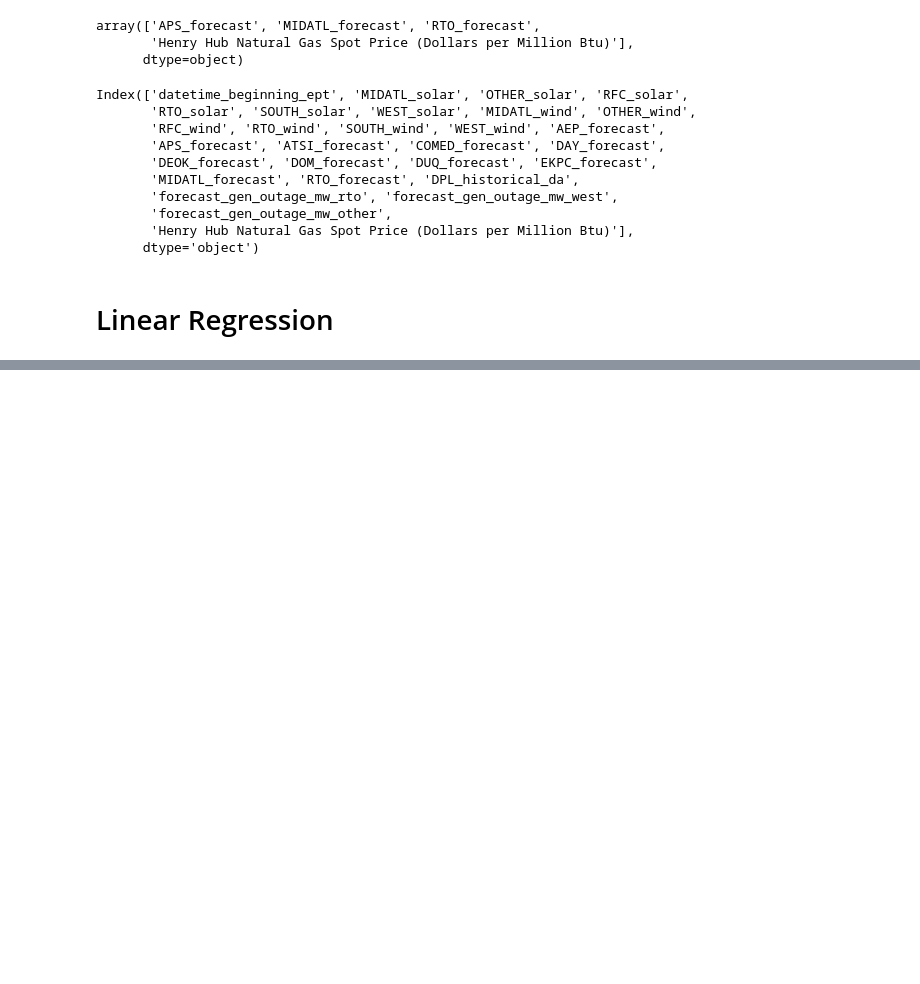
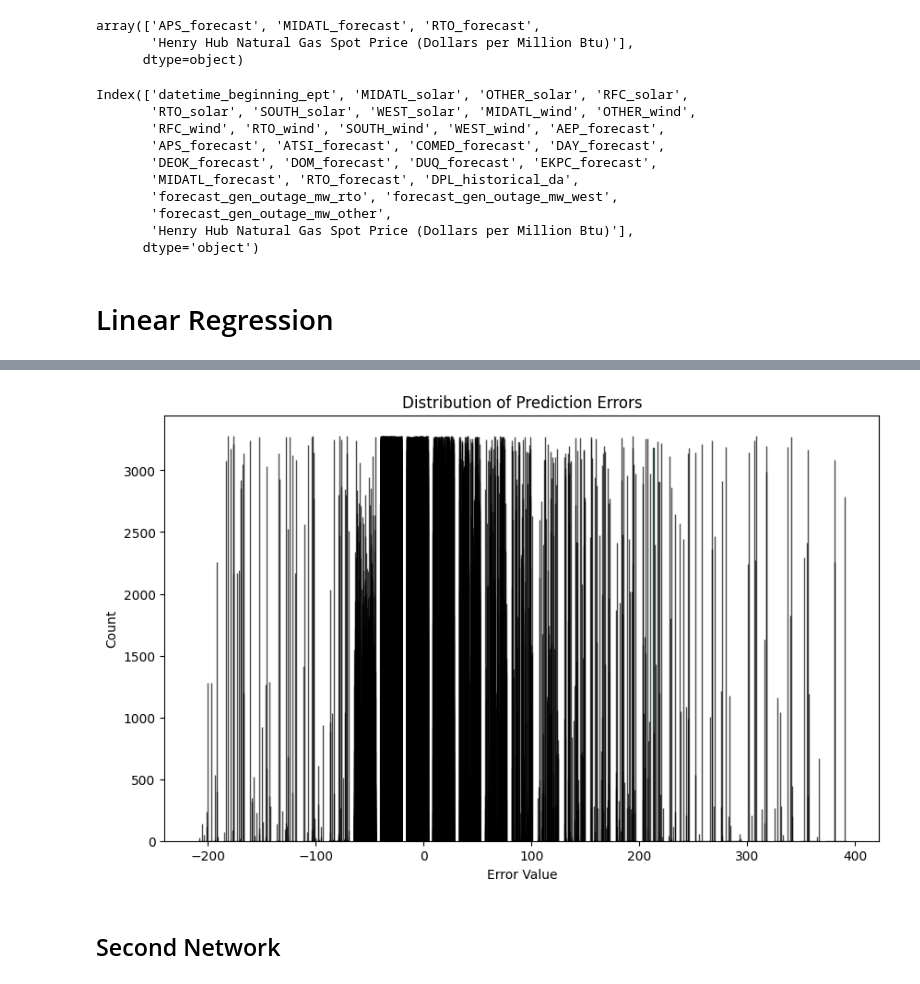
Before and after one commit to MSCI-446-Project-Team/MSCI_446_ML_Course_Project, a Jupyter notebook: Predictions/src/models.ipynb, the cells around one changed output, grey strips where cells are left out. Saved outputs shown, nothing was run; the diff lists cells and outputs as text; code cells hidden in the pictures; blank space fills up the shorter version.

```diff
--- a/Predictions/src/models.ipynb
+++ b/Predictions/src/models.ipynb
@@ -57,0 +150,3 @@ Index(['datetime_beginning_ept', 'MIDATL_solar', 'OTHER_solar', 'RFC_solar',
+# %%
+X_tensor = torch.tensor(feature_var.to_numpy(), dtype=torch.float32)
+y_tensor = torch.tensor(target_var.to_numpy(), dtype=torch.float32)
@@ -57,0 +244,5 @@ Index(['datetime_beginning_ept', 'MIDATL_solar', 'OTHER_solar', 'RFC_solar',
+# %%
+errors = y_true - y_pred
+plot_distribution_error(errors)
+# %% [output]
+[figure, added]
@@ -57,0 +256,2 @@ Index(['datetime_beginning_ept', 'MIDATL_solar', 'OTHER_solar', 'RFC_solar',
+# %% [markdown]
+## Second Network
```
Also changed, not shown: parts of 30 cells of this notebook, 3 other files.
